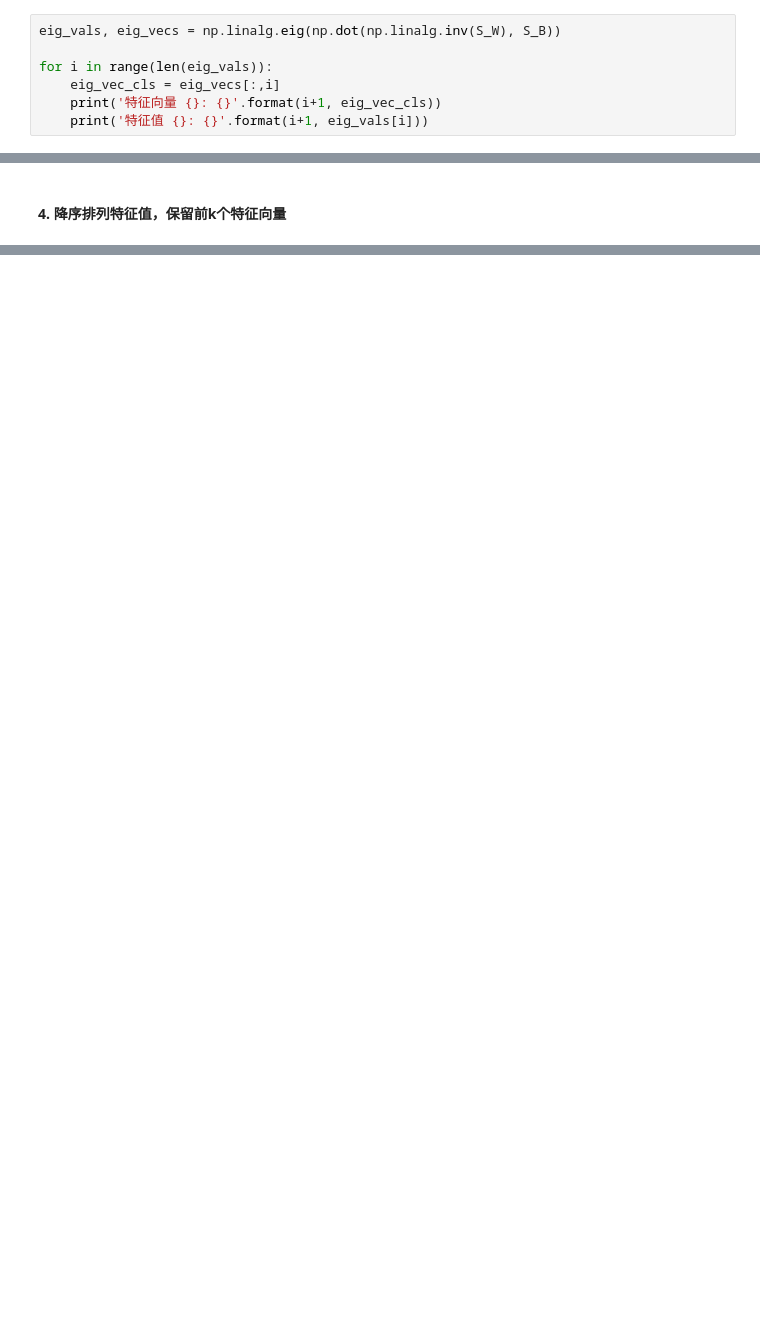
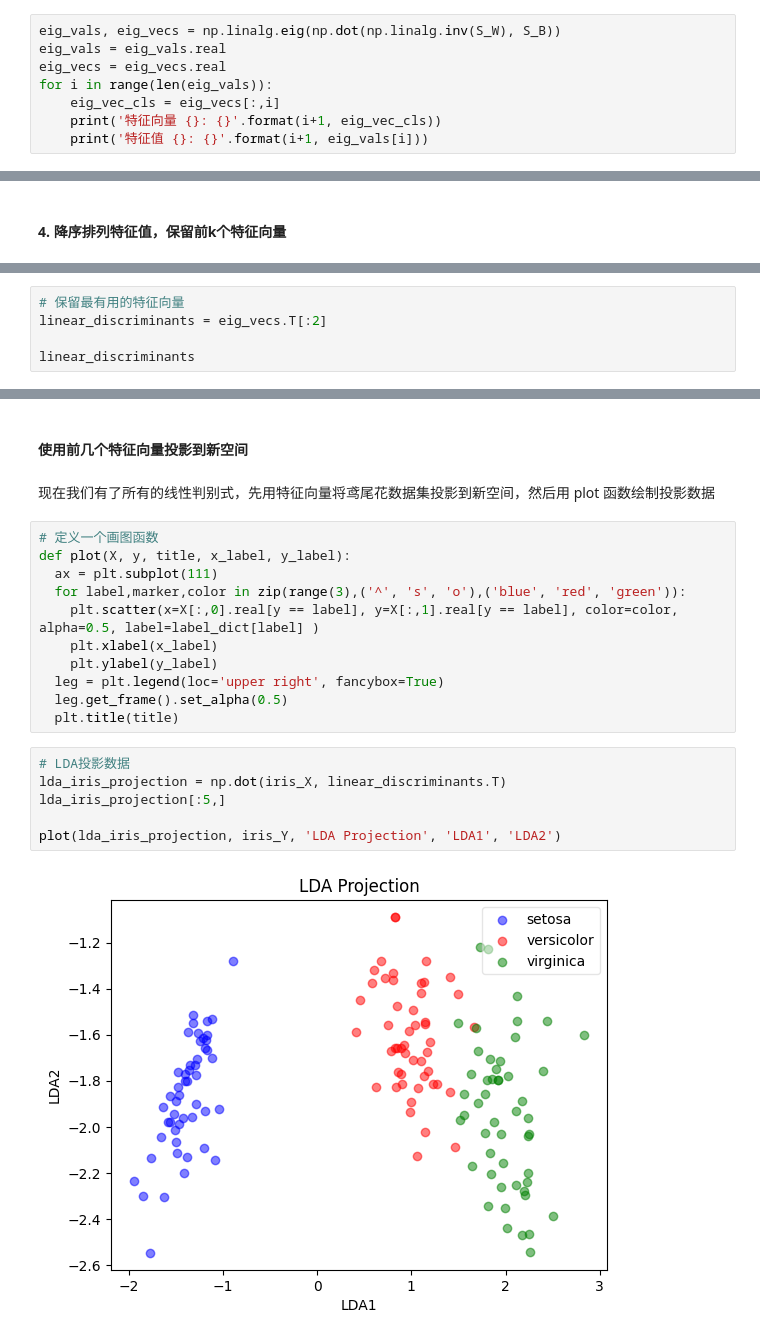
Before and after one commit to lanfeng78/-, a Jupyter notebook: 数据规约.ipynb, the cells around one changed output, grey strips where cells are left out. Cells and saved outputs as stored; diff of their text form; blank space fills up the shorter version.

```diff
--- a/数据规约.ipynb
+++ b/数据规约.ipynb
@@ -106,7 +110,8 @@ print(S_B)
 #### 3. 计算 $S_W^{-1}$·$S_B$的特征值和特征向量；
 # %%
 eig_vals, eig_vecs = np.linalg.eig(np.dot(np.linalg.inv(S_W), S_B))
-
+eig_vals = eig_vals.real
+eig_vecs = eig_vecs.real
 for i in range(len(eig_vals)):
     eig_vec_cls = eig_vecs[:,i]
     print('特征向量 {}: {}'.format(i+1, eig_vec_cls))
@@ -124,0 +134,5 @@ for i in range(len(eig_vals)):
+# %%
+# 保留最有用的特征向量
+linear_discriminants = eig_vecs.T[:2]
+
+linear_discriminants
@@ -124,0 +150,24 @@ for i in range(len(eig_vals)):
+# %% [markdown]
+#### 使用前几个特征向量投影到新空间
+# %% [markdown]
+现在我们有了所有的线性判别式，先用特征向量将鸢尾花数据集投影到新空间，然后用 plot
+函数绘制投影数据
+# %%
+# 定义一个画图函数
+def plot(X, y, title, x_label, y_label):
+  ax = plt.subplot(111)
+  for label,marker,color in zip(range(3),('^', 's', 'o'),('blue', 'red', 'green')):
+    plt.scatter(x=X[:,0].real[y == label], y=X[:,1].real[y == label], color=color, alpha=0.5, label=label_dict[label] )
+    plt.xlabel(x_label)
+    plt.ylabel(y_label)
+  leg = plt.legend(loc='upper right', fancybox=True)
+  leg.get_frame().set_alpha(0.5)
+  plt.title(title)
+# %%
+# LDA投影数据
+lda_iris_projection = np.dot(iris_X, linear_discriminants.T)
+lda_iris_projection[:5,]
+
+plot(lda_iris_projection, iris_Y, 'LDA Projection', 'LDA1', 'LDA2')
+# %% [output]
+[figure, added]
```
Also changed, not shown: parts of 11 cells of this notebook.
